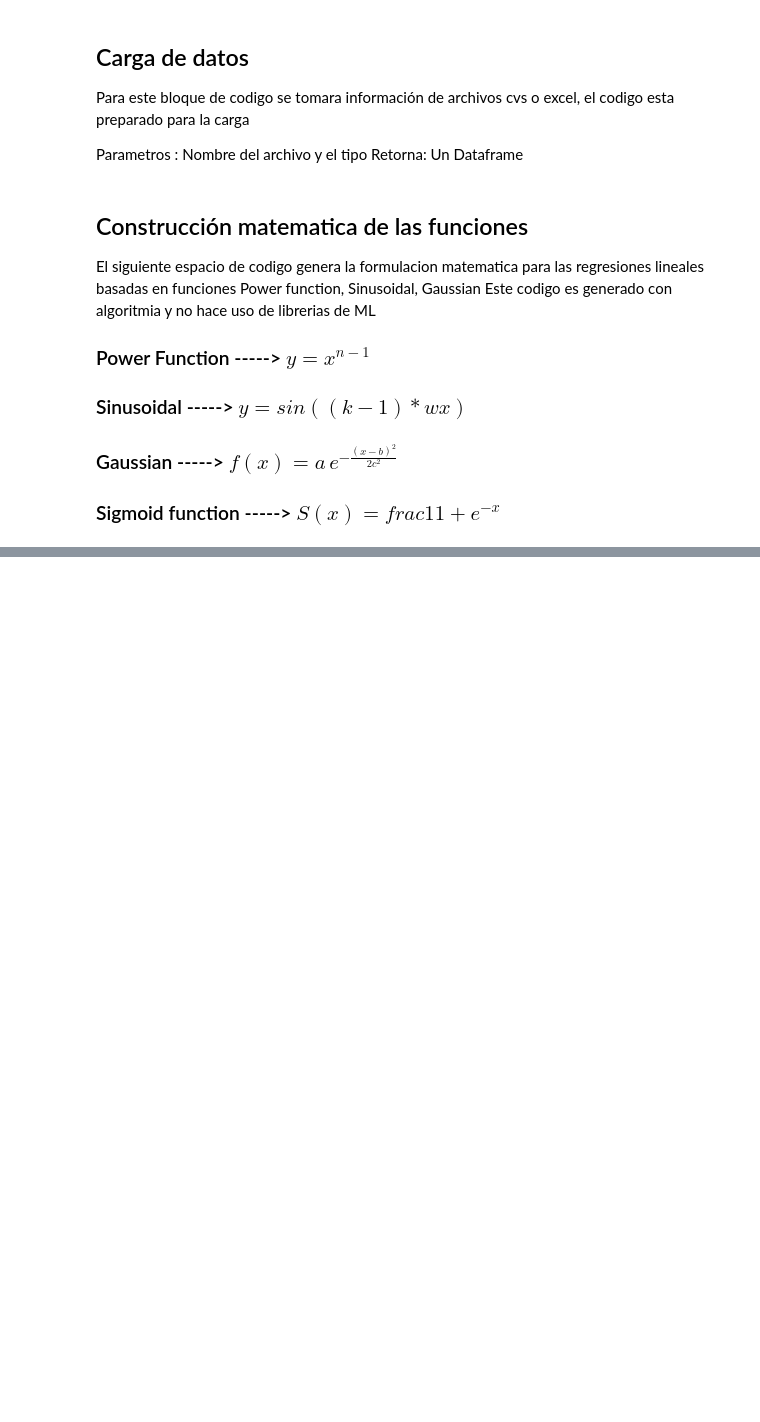
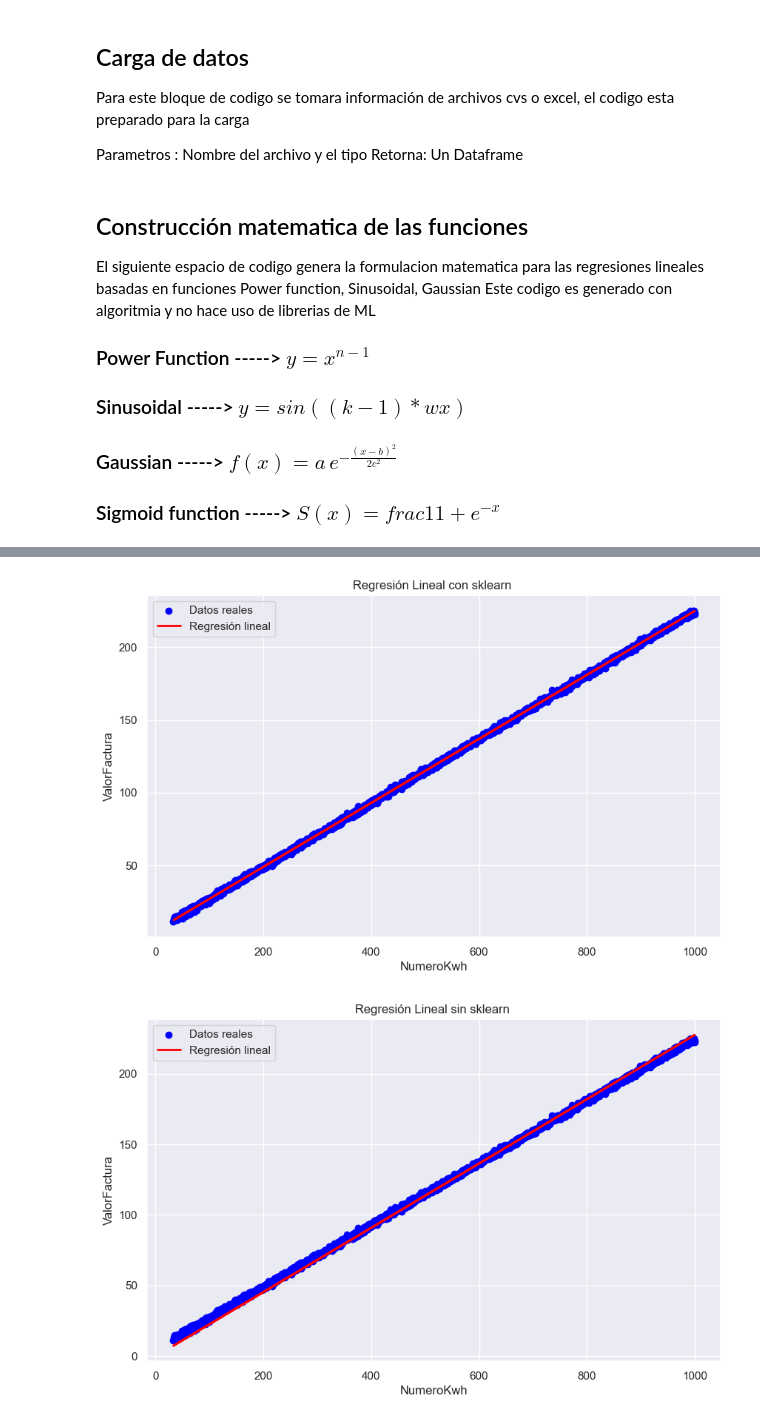
Before and after one commit to caarroya/Maestria_Programacion, a Jupyter notebook: Supervisados/EntregaNumeroUno/RegresionLineal.ipynb, the cells around one changed output, grey strips where cells are left out. Drawn from its saved outputs; the diff is of its cells as text; code cells hidden in the pictures; blank space fills up the shorter version.

Commit message:
Se suben cambios de modelos supervisado

```diff
--- a/Supervisados/EntregaNumeroUno/RegresionLineal.ipynb
+++ b/Supervisados/EntregaNumeroUno/RegresionLineal.ipynb
@@ -94,7 +99,7 @@ def f_Gaussiana(x_n, c_k, sigma=0.1):
 def f_Sigmoide(x_n, c_k):
     return 1 / (1 + math.exp(- (x_n - c_k)))
 
-def call_function(func_name, x_base, x_train, y_train, K):
+def call_function(func_name, x_train, y_train, K):
 
     # Diccionario de funciones disponibles
     functions = {
@@ -111,10 +116,10 @@ def call_function(func_name, x_base, x_train, y_train, K):
     # Si x es multidimensional, tomar solo una columna para la base
     if x_train.ndim > 1 and x_train.shape[1] > 1:
         x_train_1d = x_train[:, 0]
-        x_base_1d = x_base[:, 0]
+
     else:
         x_train_1d = x_train
-        x_base_1d = x_base
+
 
     # Matriz Phi para entrenamiento
     N = len(x_train_1d)
@@ -125,13 +130,9 @@ def call_function(func_name, x_base, x_train, y_train, K):
 
     # Calcular pesos con pseudoinversa
     w = np.linalg.pinv(Phi) @ y_train
+    yhat = Phi @ w
 
-    # Matriz Phi para predicción
-    N_test = len(x_base_1d)
-    Phi_base = np.zeros((N_test, K))
-    for n in range(N_test):
-        for k in range(K):
-            Phi_base[n, k] = func(x_base_1d[n], k)
 
-    yhat = Phi_base @ w
-    return yhat, w
+
+
+    return   yhat
@@ -306,0 +221,59 @@ y_base: (395,)
+# %%
+if __name__ == "__main__":
+
+    #File = "data/student-mat.csv"
+    #Namex = ['age'] # Cambiar a la columna deseada
+    #Namey = 'G3'
+
+    File = "data/FacturaXKilovatio.csv"
+    Namex = ['NumeroKwh'] # Cambiar a la columna deseada
+    Namey = 'ValorFactura'
+
+    function = 'Potencia'  #
+    K = 2
+    alpha = 0.7
+    # Cargar datos
+    x_base, y_base = Load_Data_FeatureTarget(Namex, Namey, File, 1)
+    # Convertir a numpy arrays
+    x_base = np.array(x_base)
+    y_base = np.array(y_base)
+
+    x_train, y_train, x_test, y_test = FunctionEntrenar(x_base, y_base, alpha)
+
+    repeticiones= 30
+    for _ in range(repeticiones):
+    # Entrenar el modelo y obtener predicciones
+        yhat_test, yhat_train, y_pred_train, y_pred_test= FunctionPredeccir(x_train, x_test, y_train, y_test, alpha, function, K)
+        rmse_manual_train_list, r2_manual_train_list, rmse_manual_test_list, r2_manual_test_list, rmse_sklearn_train_list, r2_sklearn_train_list, rmse_sklearn_test_list, r2_sklearn_test_list = RMs(y_train , yhat_train, y_test, yhat_test, y_pred_train, y_pred_test)
+
+
+
+    print("\n--- PROMEDIO DE MÉTRICAS EN 30 REPETICIONES ---")
+    print(f"Manual - Train: RMSE={np.mean(rmse_manual_train_list):.4f}, R²={np.mean(r2_manual_train_list):.4f}")
+    print(f"Manual - Test:  RMSE={np.mean(rmse_manual_test_list):.4f}, R²={np.mean(r2_manual_test_list):.4f}")
+    print(f"Sklearn - Train: RMSE={np.mean(rmse_sklearn_train_list):.4f}, R²={np.mean(r2_sklearn_train_list):.4f}")
+    print(f"Sklearn - Test:  RMSE={np.mean(rmse_sklearn_test_list):.4f}, R²={np.mean(r2_sklearn_test_list):.4f}")
+
+
+    # Graficar los datos y la línea de regresión
+    plt.figure(figsize=(10, 6))
+    plt.scatter(x_base[:, 0], y_base, color='blue', label='Datos reales')
+    plt.plot(x_train[:, 0], y_pred_train, color='red', linewidth=2, label='Regresión lineal')
+    plt.xlabel(Namex[0])
+    plt.ylabel(Namey)
+    plt.title('Regresión Lineal con sklearn ')
+    plt.legend()
+    plt.grid(True)
+    plt.show()
+
+    # Graficar
+    plt.figure(figsize=(10, 6))
+    plt.scatter(x_base[:, 0], y_base, color='blue', label='Datos reales')
+    plt.plot(x_train[:, 0], yhat_train, color='red', linewidth=2, label='Regresión lineal')
+    plt.xlabel(Namex[0])
+    plt.ylabel(Namey)
+    plt.title('Regresión Lineal sin sklearn ')
+    plt.legend()
+    plt.grid(True)
+    plt.show()
+# %% [output]
@@ -306,0 +287,2 @@ y_base: (395,)
+[figure, added]
+[figure, added]
```
Also changed, not shown: parts of 13 cells of this notebook, 11 other files.
